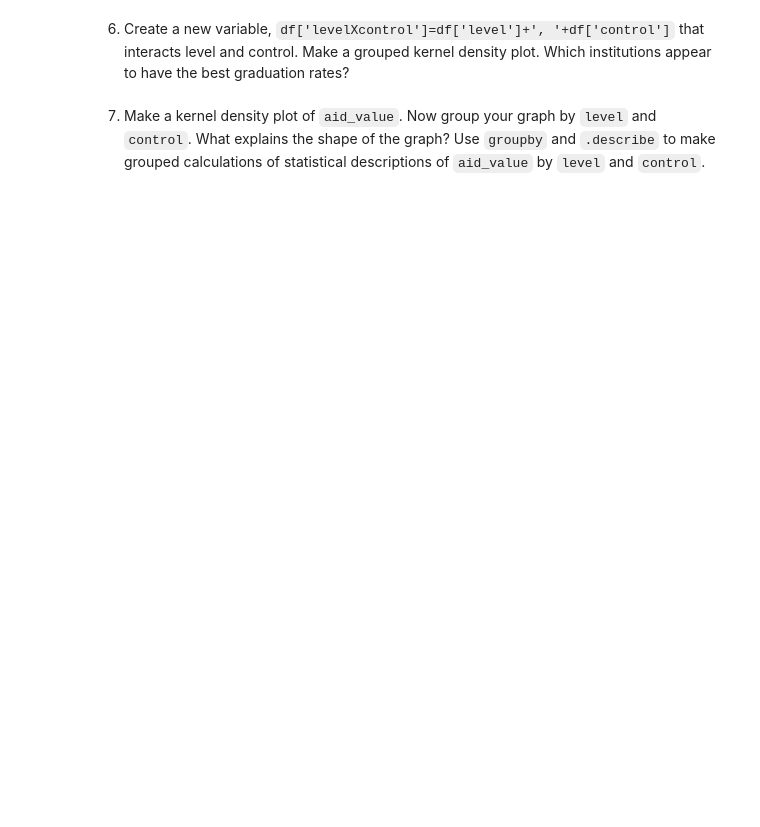
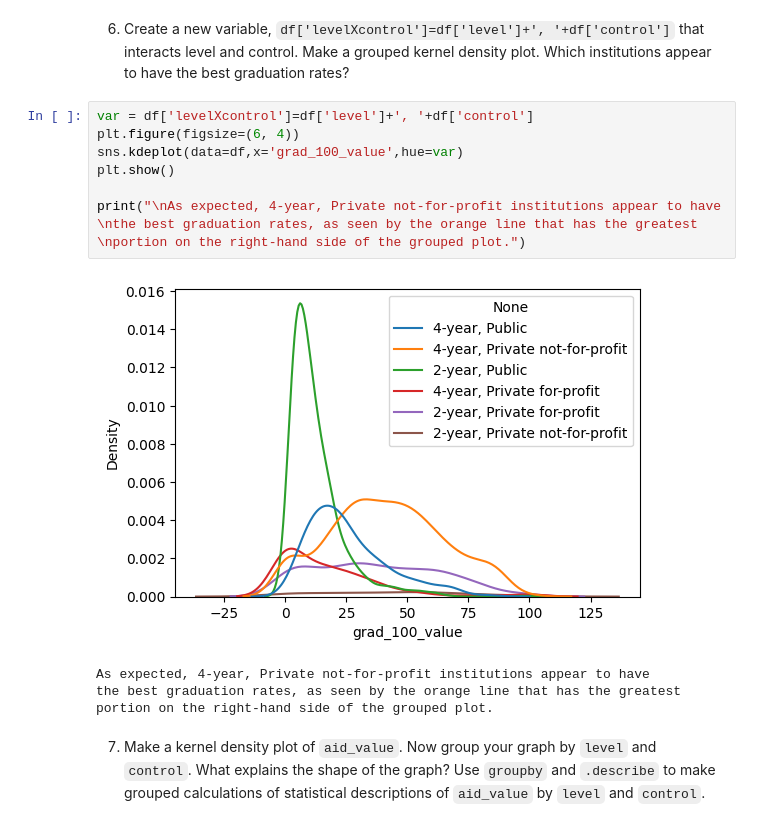
Before and after one commit to jennyschilling/visualization, a Jupyter notebook: assignment/assignment.ipynb, the cells around one changed output. Cells and saved outputs as stored; diff of their text form; blank space fills up the shorter version.

```diff
--- a/assignment/assignment.ipynb
+++ b/assignment/assignment.ipynb
@@ -97,4 +130,16 @@ Name: grad_100_value, dtype: float64
 # %% [markdown]
 6. Create a new variable, `df['levelXcontrol']=df['level']+', '+df['control']` that interacts level and control. Make a grouped kernel density plot. Which institutions appear to have the best graduation rates?
+# %%
+var = df['levelXcontrol']=df['level']+', '+df['control']
+plt.figure(figsize=(6, 4))
+sns.kdeplot(data=df,x='grad_100_value',hue=var)
+plt.show()
+
+print("\nAs expected, 4-year, Private not-for-profit institutions appear to have \nthe best graduation rates, as seen by the orange line that has the greatest \nportion on the right-hand side of the grouped plot.")
+# %% [output]
+[figure, added]
+As expected, 4-year, Private not-for-profit institutions appear to have
+the best graduation rates, as seen by the orange line that has the greatest
+portion on the right-hand side of the grouped plot.
 # %% [markdown]
 7. Make a kernel density plot of `aid_value`. Now group your graph by `level` and `control`. What explains the shape of the graph? Use `groupby` and `.describe` to make grouped calculations of statistical descriptions of `aid_value` by `level` and `control`.
```
Also changed, not shown: parts of 6 cells of this notebook.
